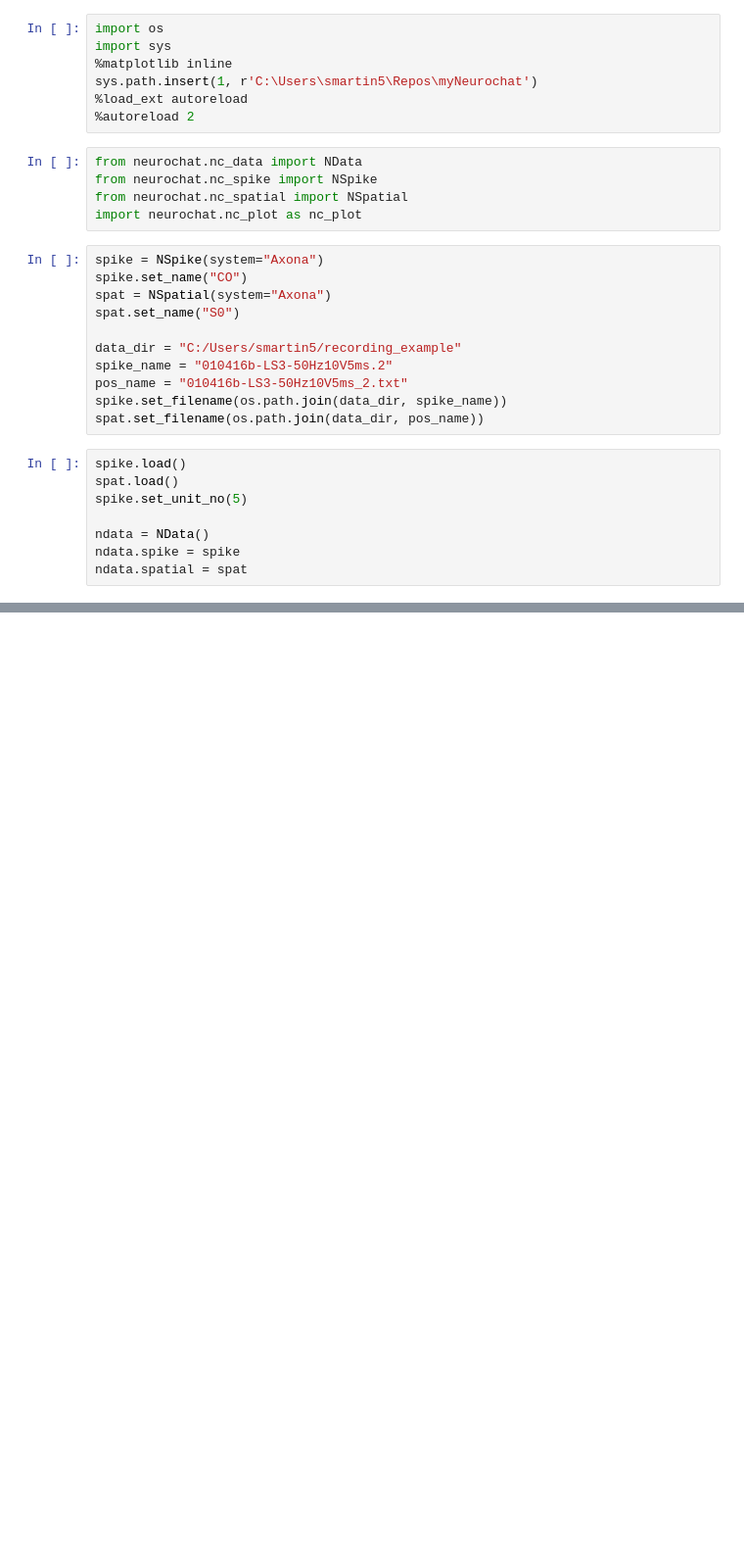
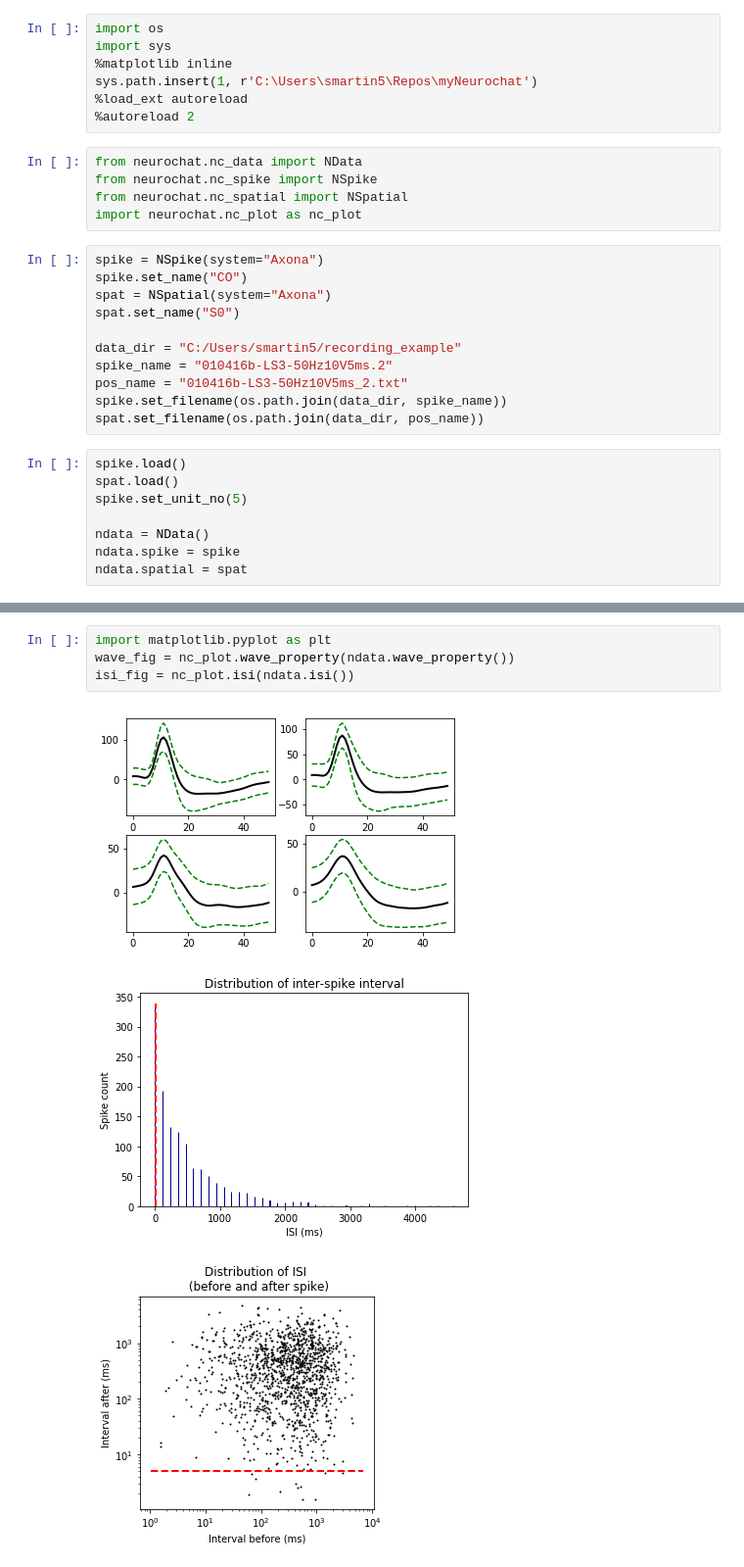
Before and after one commit to shanemomara/omaraneurolab, a Jupyter notebook: notebooks/PlaceCellGrid.ipynb, the cells around one changed output, grey strips where cells are left out. Shown at 98% size. Cells and saved outputs as stored; diff of their text form; blank space fills up the shorter version.

```diff
--- a/notebooks/PlaceCellGrid.ipynb
+++ b/notebooks/PlaceCellGrid.ipynb
@@ -50,0 +59,8 @@ print(ndata._results)
+# %%
+import matplotlib.pyplot as plt
+wave_fig = nc_plot.wave_property(ndata.wave_property())
+isi_fig = nc_plot.isi(ndata.isi())
+# %% [output]
+[figure, added]
+[figure, added]
+[figure, added]
```
Also changed, not shown: parts of 7 cells of this notebook.
